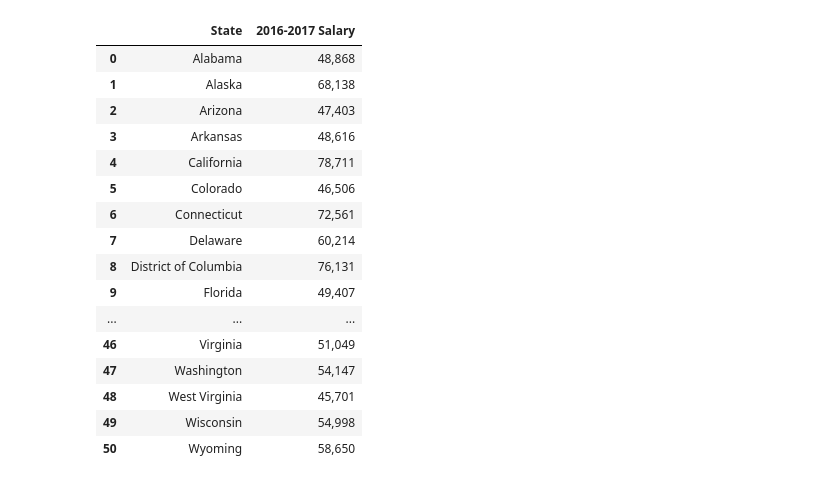
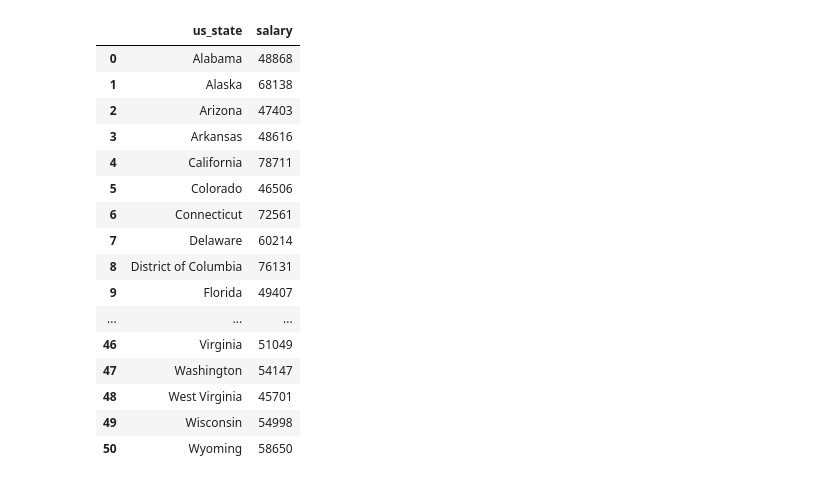
Before and after one commit to nathanprows77/ETL-group-project, a Jupyter notebook: Student Performance vs Salary.ipynb, the cells around one changed output. Saved outputs shown, nothing was run; the diff lists cells and outputs as text; code cells hidden in the pictures.

```diff
--- a/Student Performance vs Salary.ipynb
+++ b/Student Performance vs Salary.ipynb
@@ -55,7 +37,7 @@ academic_df
 # %%
 # Reduce size of salary_df to only have state and year
-salary_data = {'State':salary_df['State'],
-              '2016-2017 Salary':salary_df['2016-17.1']}
+salary_data = {'us_state':salary_df['State'],
+              'salary':salary_df['2016-17.1']}
 salary_df = pd.DataFrame(salary_data)
 # %%
 # Rename Jurisdiction to State in academic_df
@@ -68,22 +47,24 @@ academic_data = {'State':academic_df['Jurisdiction'],
 academic_df = pd.DataFrame(academic_data)
 # %%
 # Show salary_df after updates
+salary_df['salary']=salary_df['salary'].str.replace(',','')
+salary_df['us_state'] = salary_df.copy()['us_state'].str.strip()
 salary_df
 # %% [output]
-|  | State | 2016-2017 Salary |
-| 0 | Alabama | 48,868 |
-| 1 | Alaska | 68,138 |
-| 2 | Arizona | 47,403 |
-| 3 | Arkansas | 48,616 |
-| 4 | California | 78,711 |
-| 5 | Colorado | 46,506 |
-| 6 | Connecticut | 72,561 |
-| 7 | Delaware | 60,214 |
-| 8 | District of Columbia | 76,131 |
-| 9 | Florida | 49,407 |
+|  | us_state | salary |
+| 0 | Alabama | 48868 |
+| 1 | Alaska | 68138 |
+| 2 | Arizona | 47403 |
+| 3 | Arkansas | 48616 |
+| 4 | California | 78711 |
+| 5 | Colorado | 46506 |
+| 6 | Connecticut | 72561 |
+| 7 | Delaware | 60214 |
+| 8 | District of Columbia | 76131 |
+| 9 | Florida | 49407 |
 | ... | ... | ... |
-| 46 | Virginia | 51,049 |
-| 47 | Washington | 54,147 |
-| 48 | West Virginia | 45,701 |
-| 49 | Wisconsin | 54,998 |
-| 50 | Wyoming | 58,650 |
+| 46 | Virginia | 51049 |
+| 47 | Washington | 54147 |
+| 48 | West Virginia | 45701 |
+| 49 | Wisconsin | 54998 |
+| 50 | Wyoming | 58650 |
```
Also changed, not shown: parts of 11 cells of this notebook.
